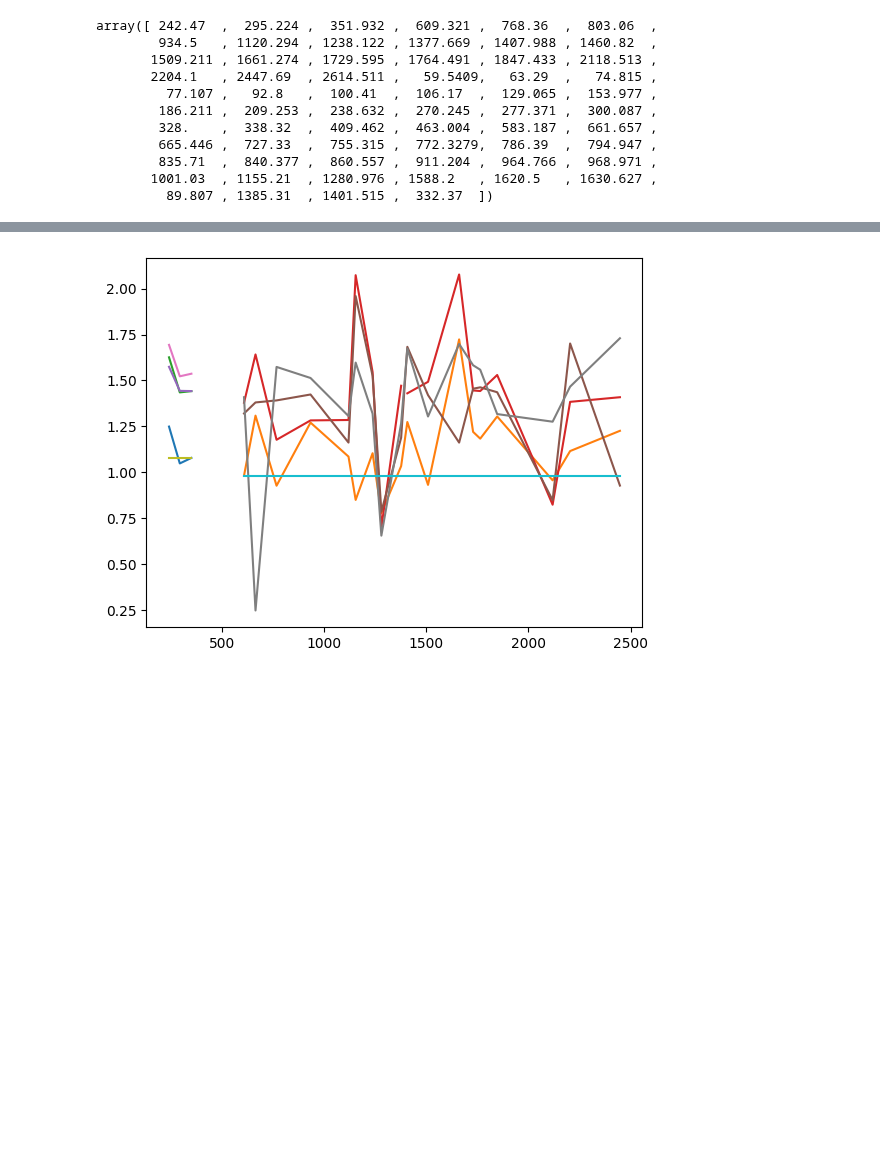
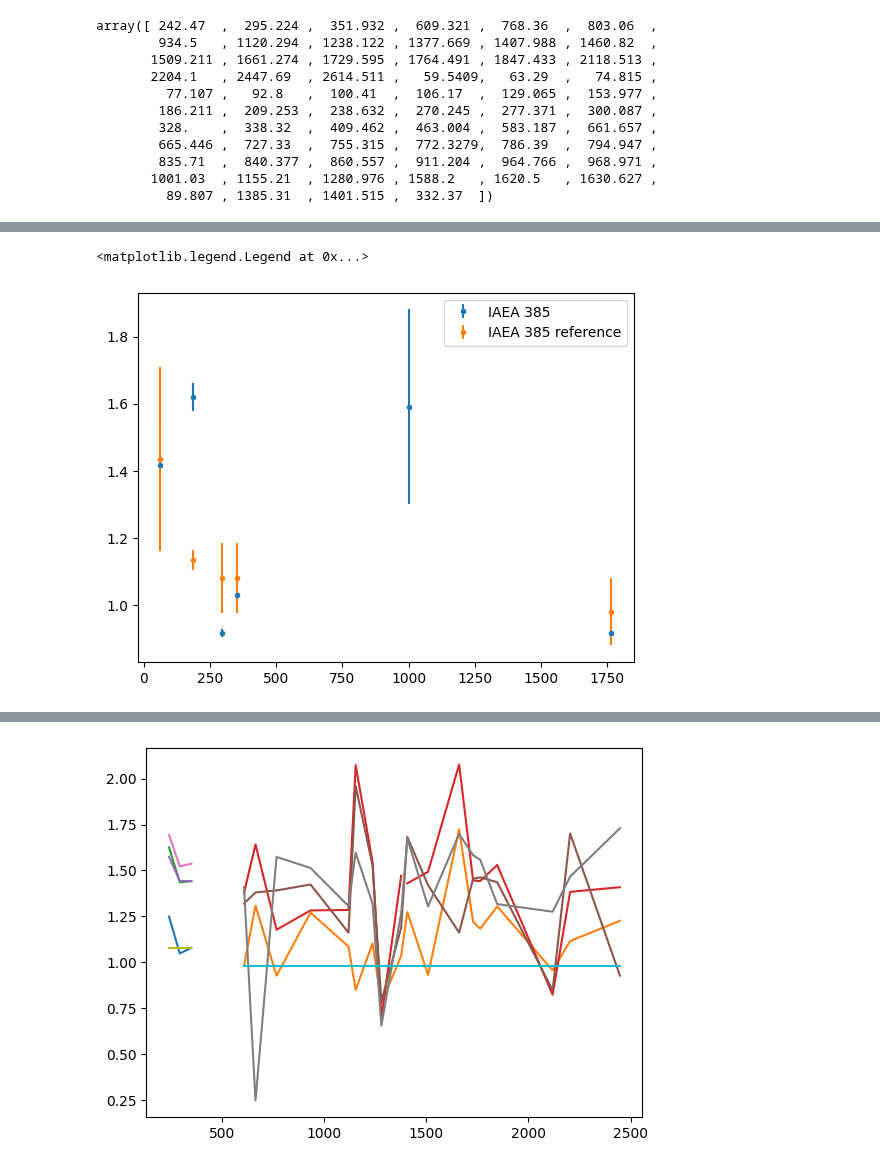
Before and after one commit to ngcnpeter/HPGe_lab_y3, a Jupyter notebook: formal_report.ipynb, the cells around one changed output, grey strips where cells are left out. Saved outputs shown, nothing was run; the diff lists cells and outputs as text; code cells hidden in the pictures; blank space fills up the shorter version.

```diff
--- a/formal_report.ipynb
+++ b/formal_report.ipynb
@@ -206 +278,12 @@ array([ 242.47  ,  295.224 ,  351.932 ,  609.321 ,  768.36  ,  803.06  ,
+# %%
+plt.figure()
+U238_df2 = eff_df[eff_df['nndc_peak_energy'].isin(U238_E)]
+plt.errorbar(U238_df.loc[5]['nndc_peak_energy'],U238_df.loc[5]['pseudo_A'],
+    yerr= U238_df.loc[5]['pseudo_A_err'], fmt = '.', label = f'IAEA 385')
+plt.errorbar(U238_df2['nndc_peak_energy'],U238_df2['Abs_Activity']*0.05,
+    yerr= U238_df2['Abs_Activity_Unc']*0.05, fmt = '.', label = f'IAEA 385 reference')
+plt.legend()
+# %% [output]
+<matplotlib.legend.Legend at 0x...>
+[figure, added]
 # %%
```
Also changed, not shown: parts of 21 cells of this notebook.
